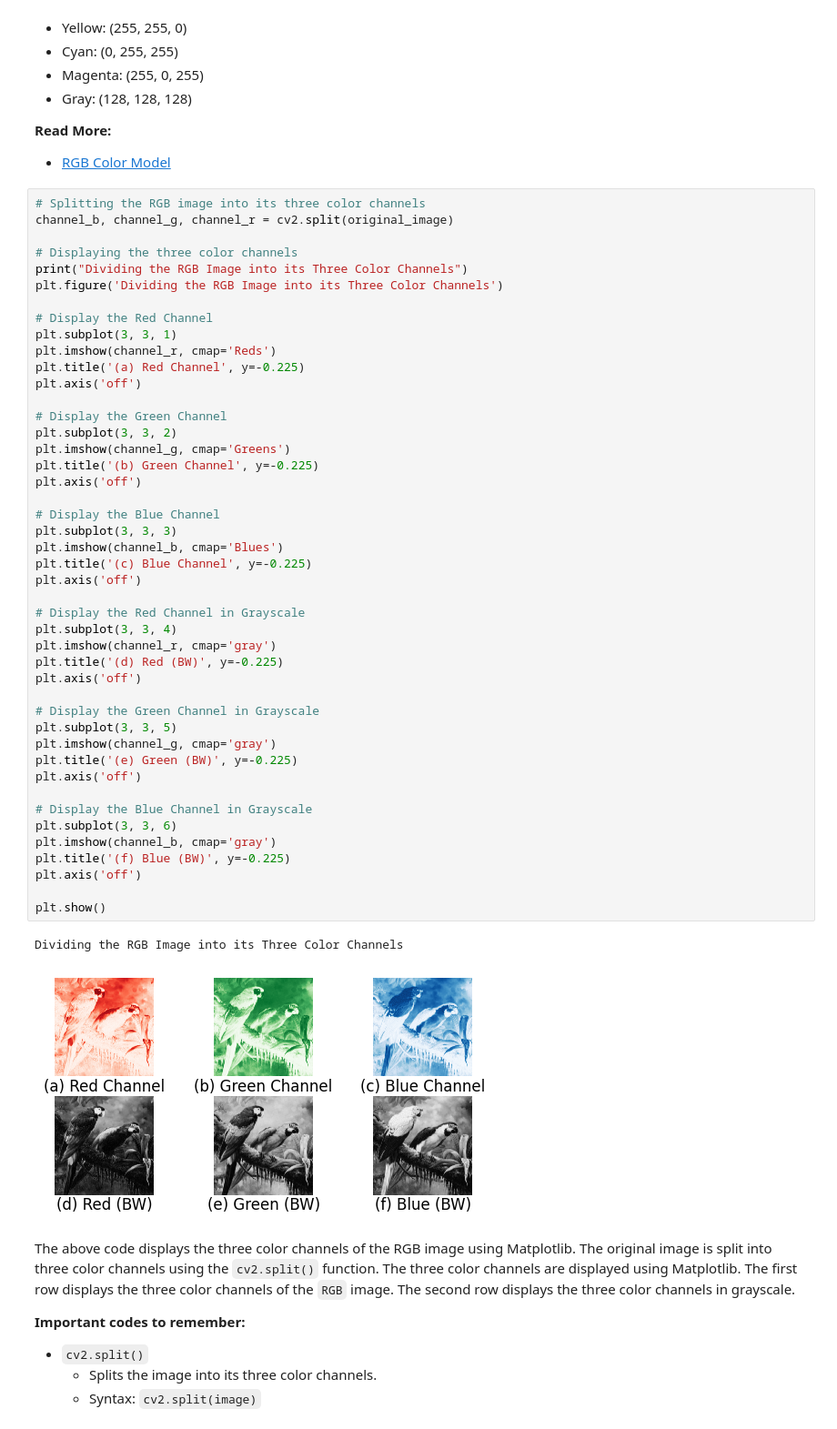
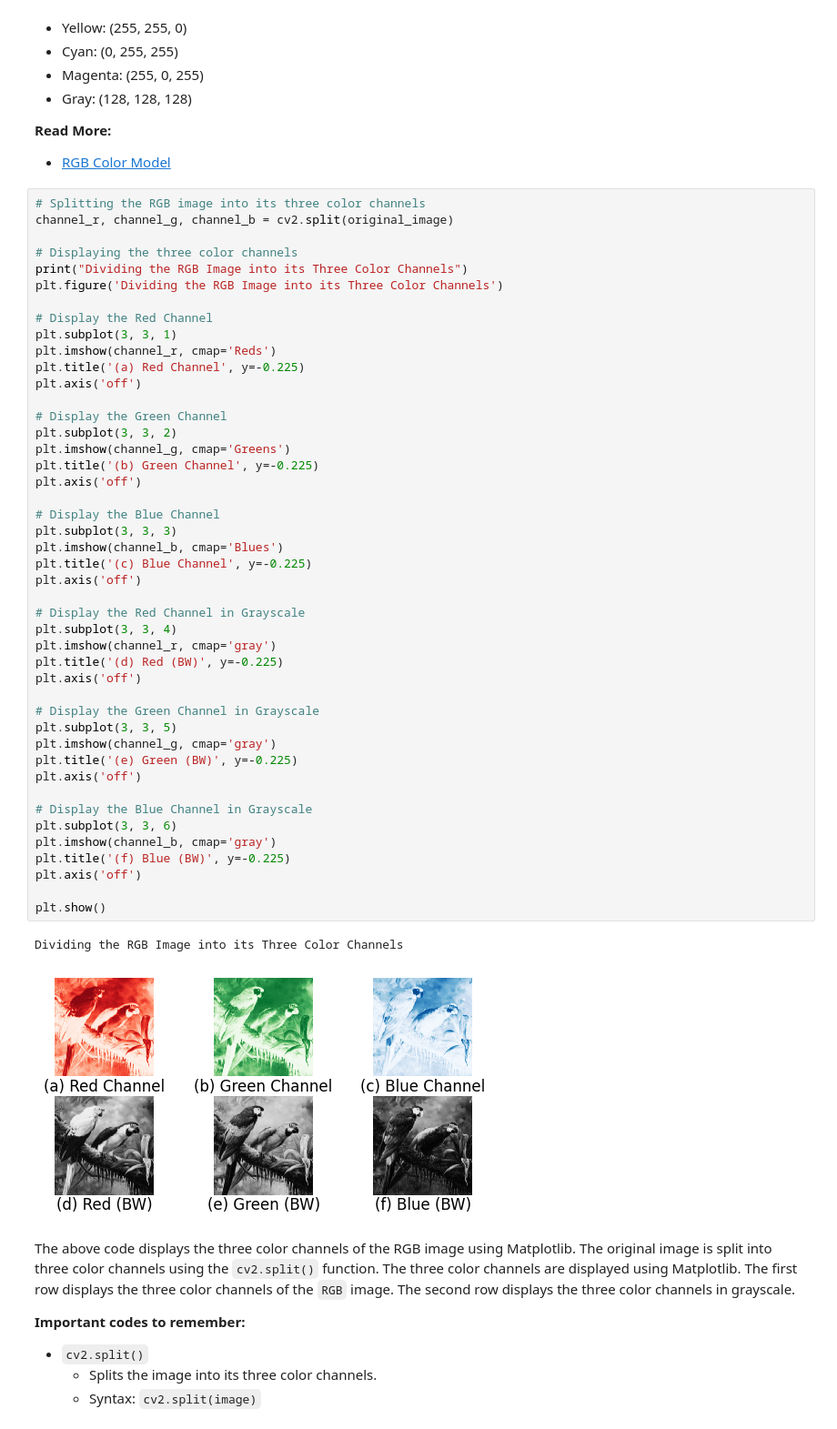
Before and after one commit to SorSU-Classroom/CS-314-Graphics-and-Visual-Computing, a Jupyter notebook: 2 - 3. Image Basics/2 - 3.4. Color Models/2 - 3.4. Color Models.ipynb, the cells around one changed output. Shown at 91% size. Drawn from its saved outputs; the diff is of its cells as text.

```diff
--- a/2 - 3. Image Basics/2 - 3.4. Color Models/2 - 3.4. Color Models.ipynb
+++ b/2 - 3. Image Basics/2 - 3.4. Color Models/2 - 3.4. Color Models.ipynb
@@ -152,7 +152,7 @@ The `RGB` color model is used to represent colors in digital images, computer gr
 - [RGB Color Model](https://en.wikipedia.org/wiki/RGB_color_model)
 # %%
 # Splitting the RGB image into its three color channels
-channel_b, channel_g, channel_r = cv2.split(original_image)
+channel_r, channel_g, channel_b = cv2.split(original_image)
 
 # Displaying the three color channels
 print("Dividing the RGB Image into its Three Color Channels")
@@ -170,34 +170,34 @@ plt.imshow(channel_g, cmap='Greens')
 plt.title('(b) Green Channel', y=-0.225)
 plt.axis('off')
 
 # Display the Blue Channel
 plt.subplot(3, 3, 3)
 plt.imshow(channel_b, cmap='Blues')
 plt.title('(c) Blue Channel', y=-0.225)
 plt.axis('off')
 
 # Display the Red Channel in Grayscale
 plt.subplot(3, 3, 4)
 plt.imshow(channel_r, cmap='gray')
 plt.title('(d) Red (BW)', y=-0.225)
 plt.axis('off')
 
 # Display the Green Channel in Grayscale
 plt.subplot(3, 3, 5)
 plt.imshow(channel_g, cmap='gray')
 plt.title('(e) Green (BW)', y=-0.225)
 plt.axis('off')
 
 # Display the Blue Channel in Grayscale
 plt.subplot(3, 3, 6)
 plt.imshow(channel_b, cmap='gray')
 plt.title('(f) Blue (BW)', y=-0.225)
 plt.axis('off')
 
 plt.show()
 # %% [output]
 Dividing the RGB Image into its Three Color Channels
-[figure, old version]
+[figure, new version]
 # %% [markdown]
 The above code displays the three color channels of the RGB image using Matplotlib. The original image is split into three color channels using the `cv2.split()` function. The three color channels are displayed using Matplotlib. The first row displays the three color channels of the `RGB` image. The second row displays the three color channels in grayscale.
 
```
Also changed, not shown: 1 other file.
